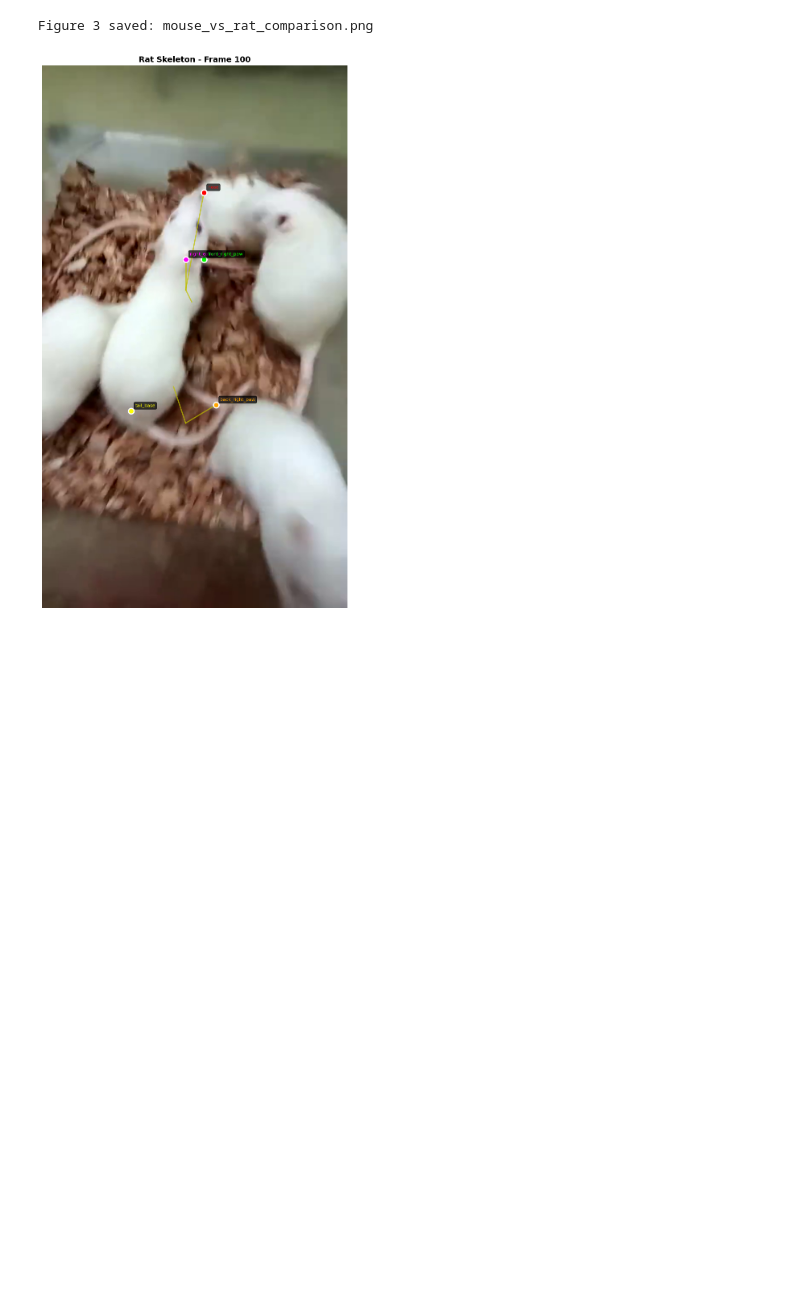
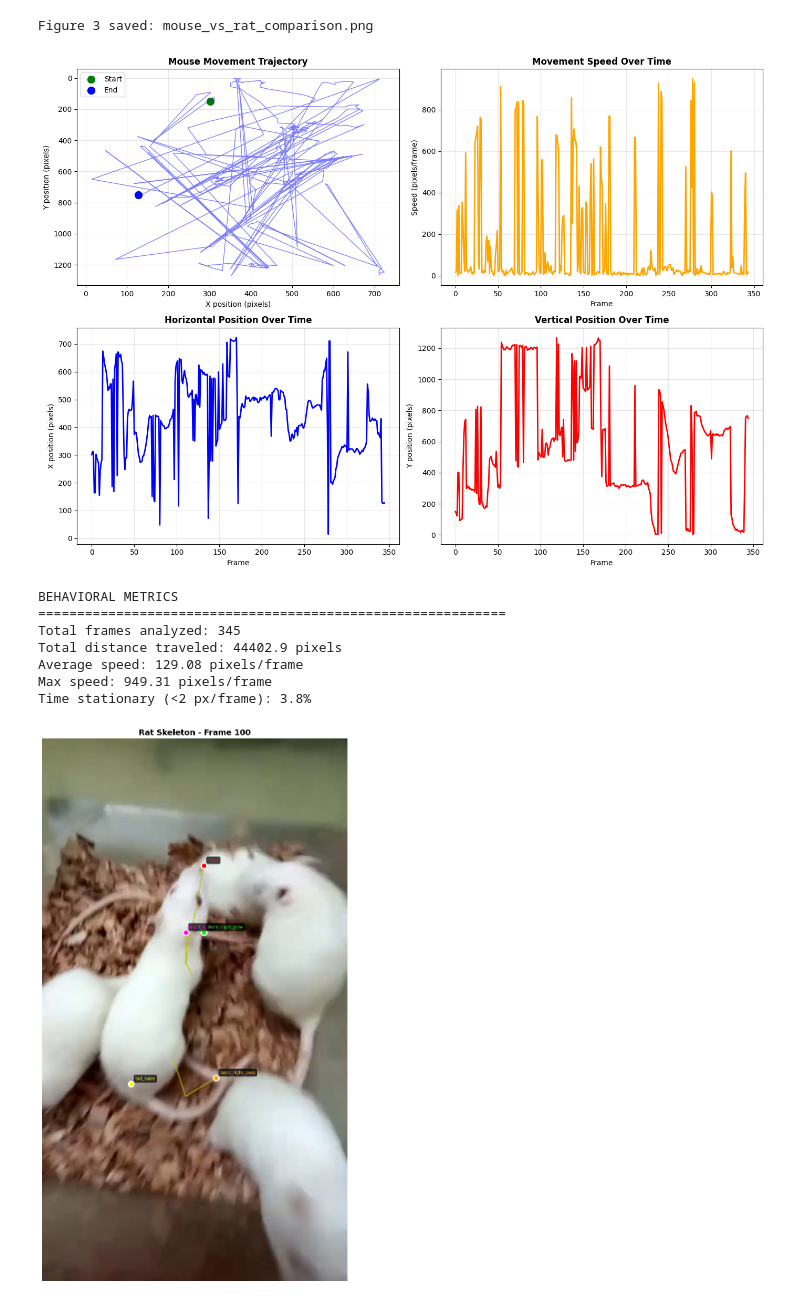
Before and after one commit to Neuro-Algorithm/multi-mouse-tracker, a Jupyter notebook: Multi_Animal_Behavioural_Analysis.ipynb, the cells around one changed output. Drawn from its saved outputs; the diff is of its cells as text; code cells hidden in the pictures; blank space fills up the shorter version.

Commit message:
Updated behavioral metrics

```diff
--- a/Multi_Animal_Behavioural_Analysis.ipynb
+++ b/Multi_Animal_Behavioural_Analysis.ipynb
@@ -464,7 +464,7 @@ Figure 2 saved: rat_tracking_statistics.png
 Figure 3 saved: mouse_vs_rat_comparison.png
 # %%
 # Load data
-h5_file = '/content/t8SB0nr_JnsQzHam_superanimal_quadruped_hrnet_w32_fasterrcnn_resnet50_fpn_v2_.h5'
+h5_file = '/content/Laboratory Rat Model (Wistar rats)_superanimal_quadruped_hrnet_w32_fasterrcnn_resnet50_fpn_v2_.h5'
 df = pd.read_hdf(h5_file)
 
 scorer = 'superanimal_quadruped_hrnet_w32_fasterrcnn_resnet50_fpn_v2_'
@@ -494,7 +494,7 @@ fig, axes = plt.subplots(2, 2, figsize=(14, 10))
 # 1. Trajectory
 axes[0, 0].plot(nose_x_filtered, nose_y_filtered, 'b-', alpha=0.5, linewidth=1)
 axes[0, 0].scatter(nose_x_filtered[0], nose_y_filtered[0], c='green', s=100, label='Start')
-axes[0, 0].scatter(nose_x_filtered[-1], nose_y_filtered[-1], c='red', s=100, label='End')
+axes[0, 0].scatter(nose_x_filtered[-1], nose_y_filtered[-1], c='blue', s=100, label='End')
 axes[0, 0].set_title('Mouse Movement Trajectory', fontsize=12, weight='bold')
 axes[0, 0].set_xlabel('X position (pixels)')
 axes[0, 0].set_ylabel('Y position (pixels)')
@@ -503,37 +503,46 @@ axes[0, 0].legend()
 axes[0, 0].grid(True, alpha=0.3)
 
 # 2. Speed over time
-axes[0, 1].plot(speed, linewidth=2, color='purple')
+axes[0, 1].plot(speed, linewidth=2, color='orange')
 axes[0, 1].set_title('Movement Speed Over Time', fontsize=12, weight='bold')
 axes[0, 1].set_xlabel('Frame')
 axes[0, 1].set_ylabel('Speed (pixels/frame)')
 axes[0, 1].grid(True, alpha=0.3)
 
 # 3. X position over time
 axes[1, 0].plot(nose_x_filtered, linewidth=2, color='blue')
 axes[1, 0].set_title('Horizontal Position Over Time', fontsize=12, weight='bold')
 axes[1, 0].set_xlabel('Frame')
 axes[1, 0].set_ylabel('X position (pixels)')
 axes[1, 0].grid(True, alpha=0.3)
 
 # 4. Y position over time
 axes[1, 1].plot(nose_y_filtered, linewidth=2, color='red')
 axes[1, 1].set_title('Vertical Position Over Time', fontsize=12, weight='bold')
 axes[1, 1].set_xlabel('Frame')
 axes[1, 1].set_ylabel('Y position (pixels)')
 axes[1, 1].grid(True, alpha=0.3)
 
 plt.tight_layout()
 plt.show()
 
 # Print summary
 print("BEHAVIORAL METRICS")
 print("="*60)
 print(f"Total frames analyzed: {len(nose_x_filtered)}")
 print(f"Total distance traveled: {total_distance:.1f} pixels")
 print(f"Average speed: {np.mean(speed):.2f} pixels/frame")
 print(f"Max speed: {np.max(speed):.2f} pixels/frame")
 print(f"Time stationary (<2 px/frame): {np.sum(speed < 2)/len(speed)*100:.1f}%")
+# %% [output]
+[figure, added]
+BEHAVIORAL METRICS
+============================================================
+Total frames analyzed: 345
+Total distance traveled: 44402.9 pixels
+Average speed: 129.08 pixels/frame
+Max speed: 949.31 pixels/frame
+Time stationary (<2 px/frame): 3.8%
 # %%
 import cv2
 
```
